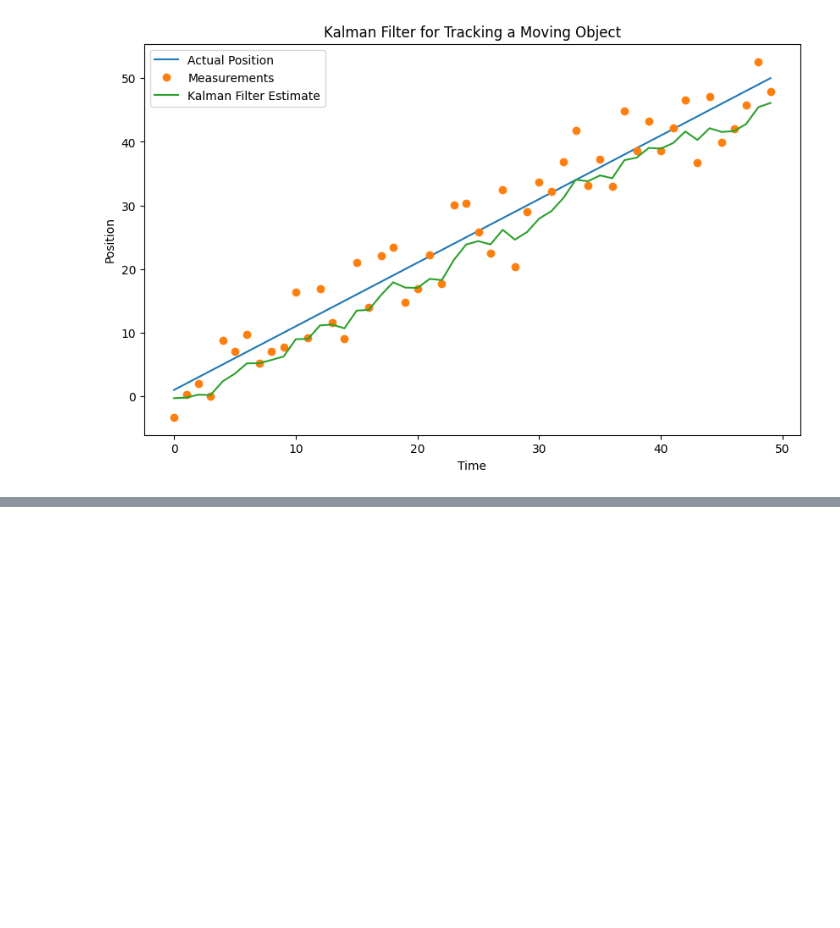
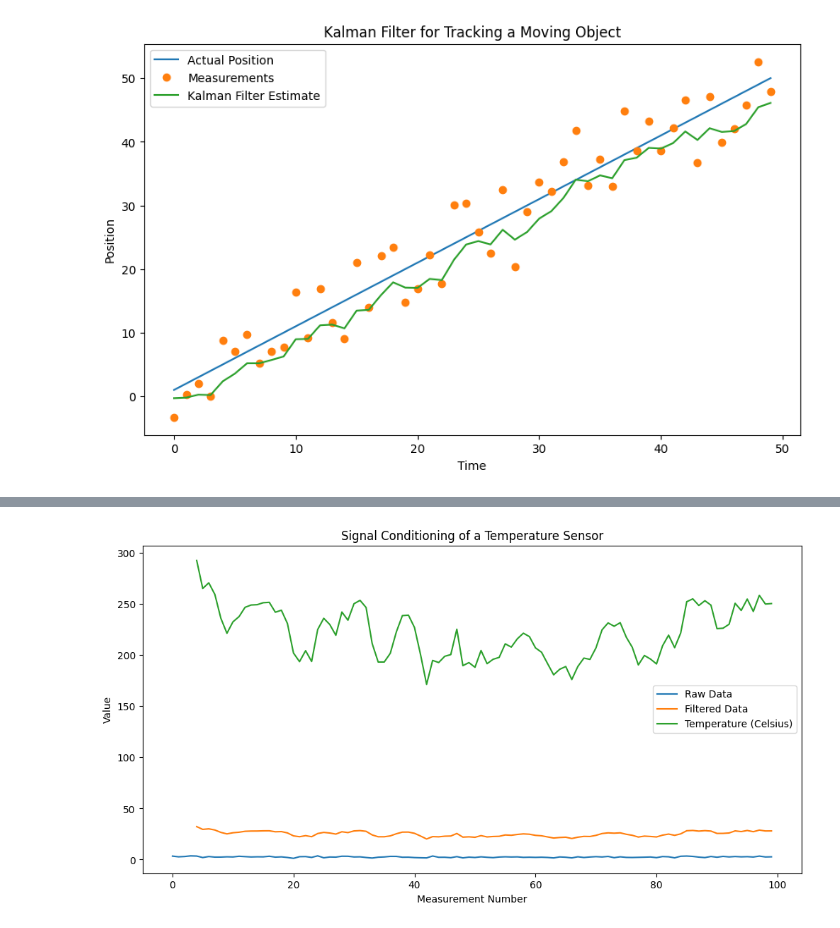
Before and after one commit to FaridSoroush/Image_and_Signal_Processing, a Jupyter notebook: signal_processing.ipynb, the cells around one changed output, grey strips where cells are left out. Cells and saved outputs as stored; diff of their text form; code cells hidden in the pictures; blank space fills up the shorter version.

```diff
--- a/signal_processing.ipynb
+++ b/signal_processing.ipynb
@@ -102,0 +121,32 @@ plt.show()
+# %%
+import numpy as np
+import matplotlib.pyplot as plt
+
+# Simulate raw temperature sensor data (in volts)
+np.random.seed(0)
+raw_data = np.random.normal(2.5, 0.5, 100)  # Simulated sensor data in volts
+
+# Signal Conditioning Steps
+# Step 1: Amplification
+amplified_data = raw_data * 10  # Amplify the signal
+
+# Step 2: Filtering (Simple Moving Average for Smoothing)
+window_size = 5
+filtered_data = np.convolve(amplified_data, np.ones(window_size)/window_size, mode='valid')
+
+# Step 3: Linearization (Convert volts to temperature)
+# Assuming a linear relationship for simplicity: Temp (Celsius) = Voltage * 10 - 30
+temperature_data = filtered_data * 10 - 30
+
+# Plotting
+plt.figure(figsize=(12, 6))
+plt.plot(raw_data, label='Raw Data')
+plt.plot(np.arange(window_size-1, len(raw_data)), filtered_data, label='Filtered Data')
+plt.plot(np.arange(window_size-1, len(raw_data)), temperature_data, label='Temperature (Celsius)')
+plt.xlabel('Measurement Number')
+plt.ylabel('Value')
+plt.title('Signal Conditioning of a Temperature Sensor')
+plt.legend()
+plt.show()
+# %% [output]
+[figure, added]
```
Also changed, not shown: parts of 3 cells of this notebook.
